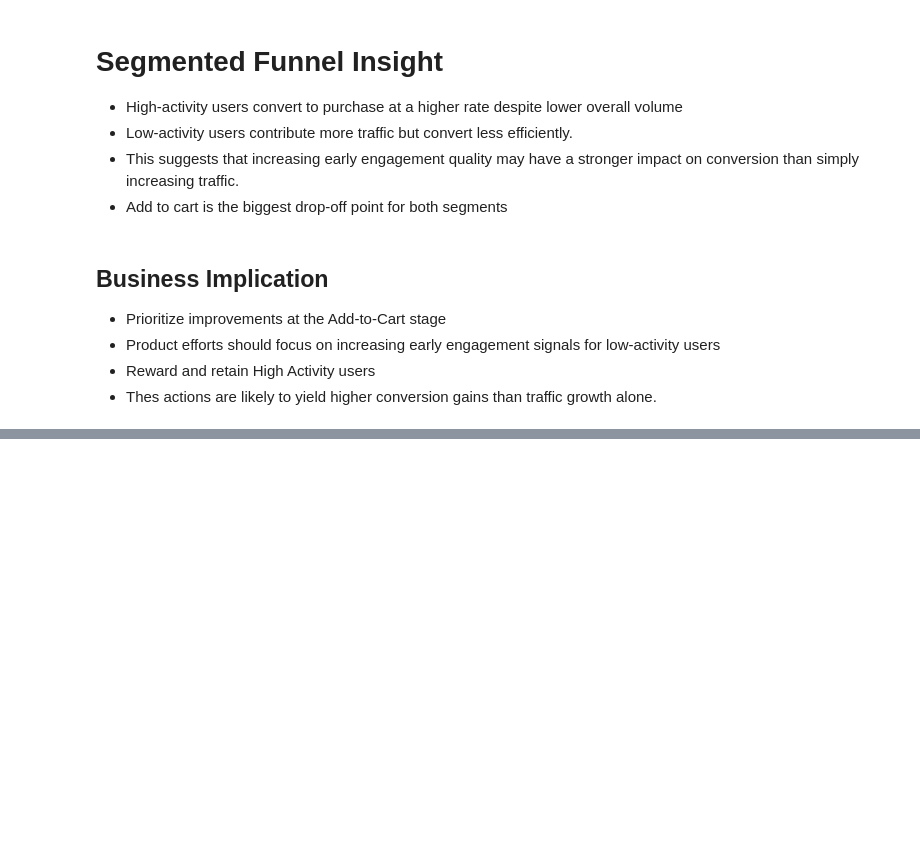
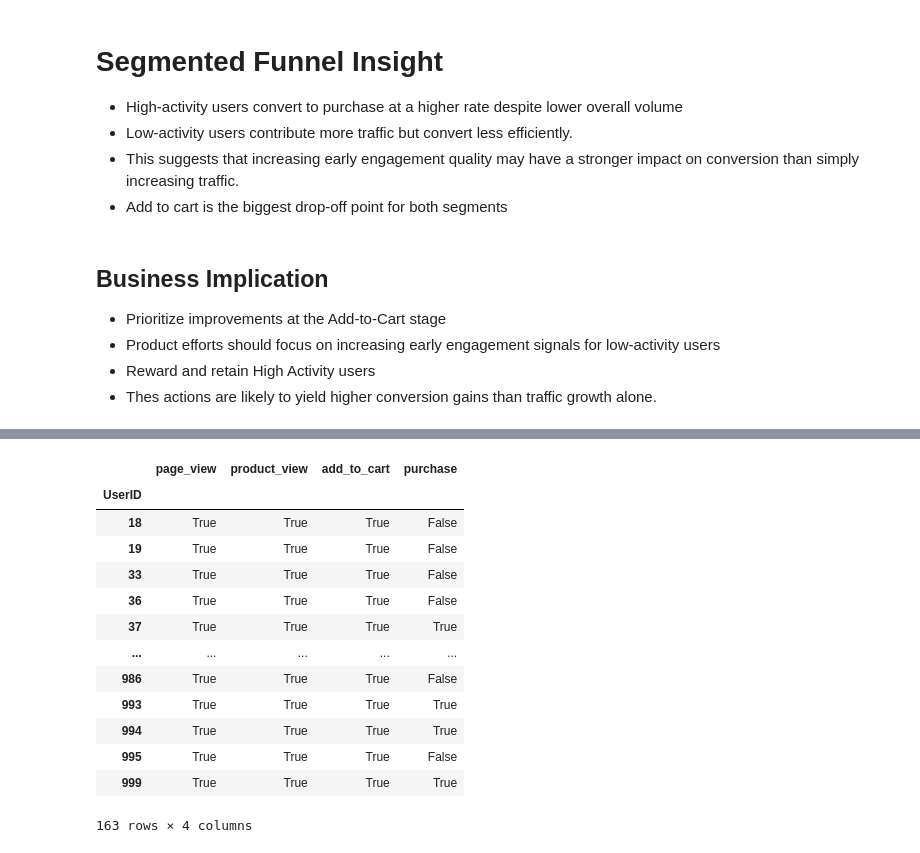
Before and after one commit to BoiDrew/product-funnel-experiment-analysis, a Jupyter notebook: notebooks/funnel_analysis.ipynb, the cells around one changed output, grey strips where cells are left out. Saved outputs shown, nothing was run; the diff lists cells and outputs as text; code cells hidden in the pictures; blank space fills up the shorter version.

Commit message:
Experiment Simulation

```diff
--- a/notebooks/funnel_analysis.ipynb
+++ b/notebooks/funnel_analysis.ipynb
@@ -374,0 +380,18 @@ segment_funnel
+# %%
+experiment_user = funnel_users[funnel_users['add_to_cart']].copy()
+experiment_user
+# %% [output]
+|  | page_view | product_view | add_to_cart | purchase |
+| UserID |  |  |  |  |
+| 18 | True | True | True | False |
+| 19 | True | True | True | False |
+| 33 | True | True | True | False |
+| 36 | True | True | True | False |
+| 37 | True | True | True | True |
+| ... | ... | ... | ... | ... |
+| 986 | True | True | True | False |
+| 993 | True | True | True | True |
+| 994 | True | True | True | True |
+| 995 | True | True | True | False |
+| 999 | True | True | True | True |
+163 rows × 4 columns
```
Also changed, not shown: parts of 9 cells of this notebook.
